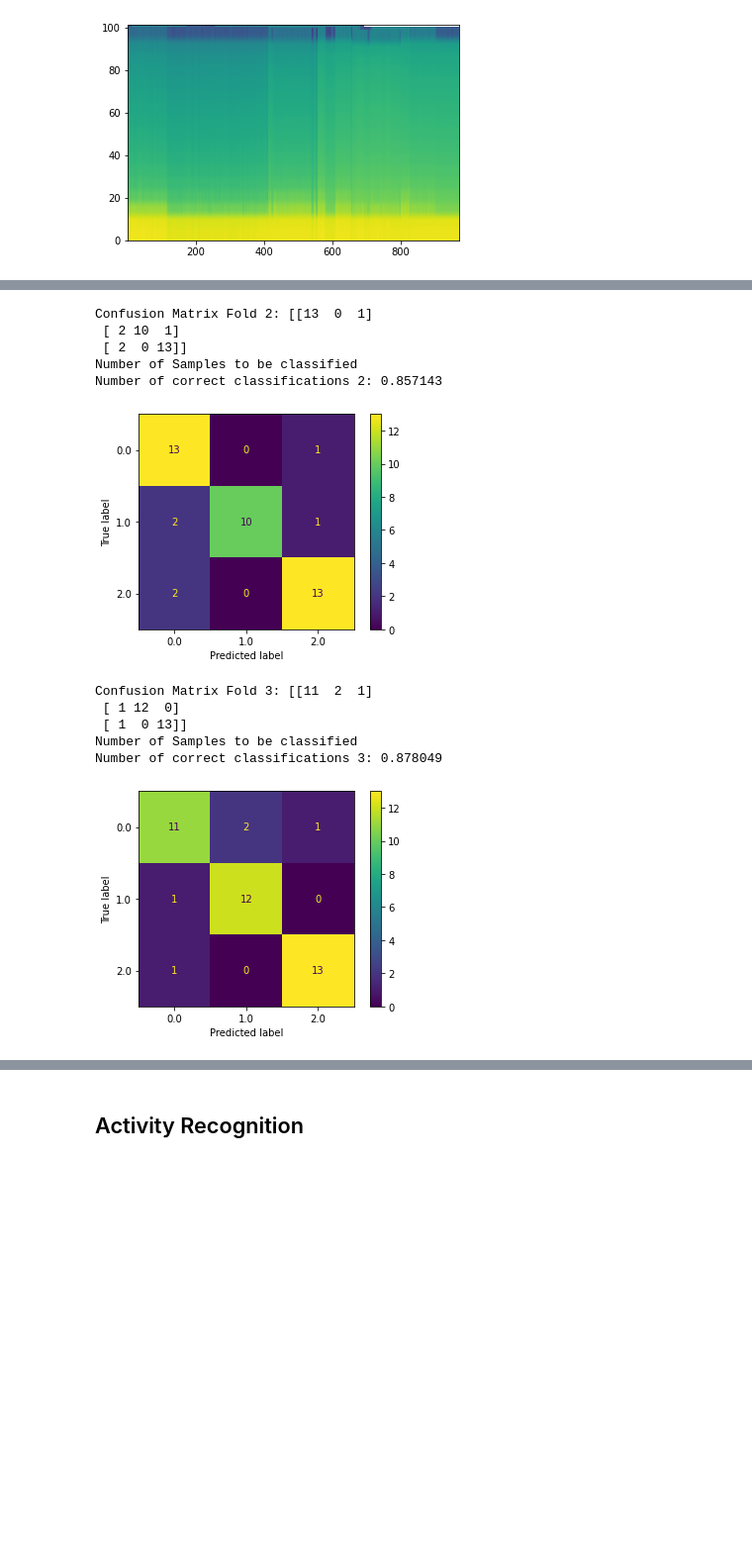
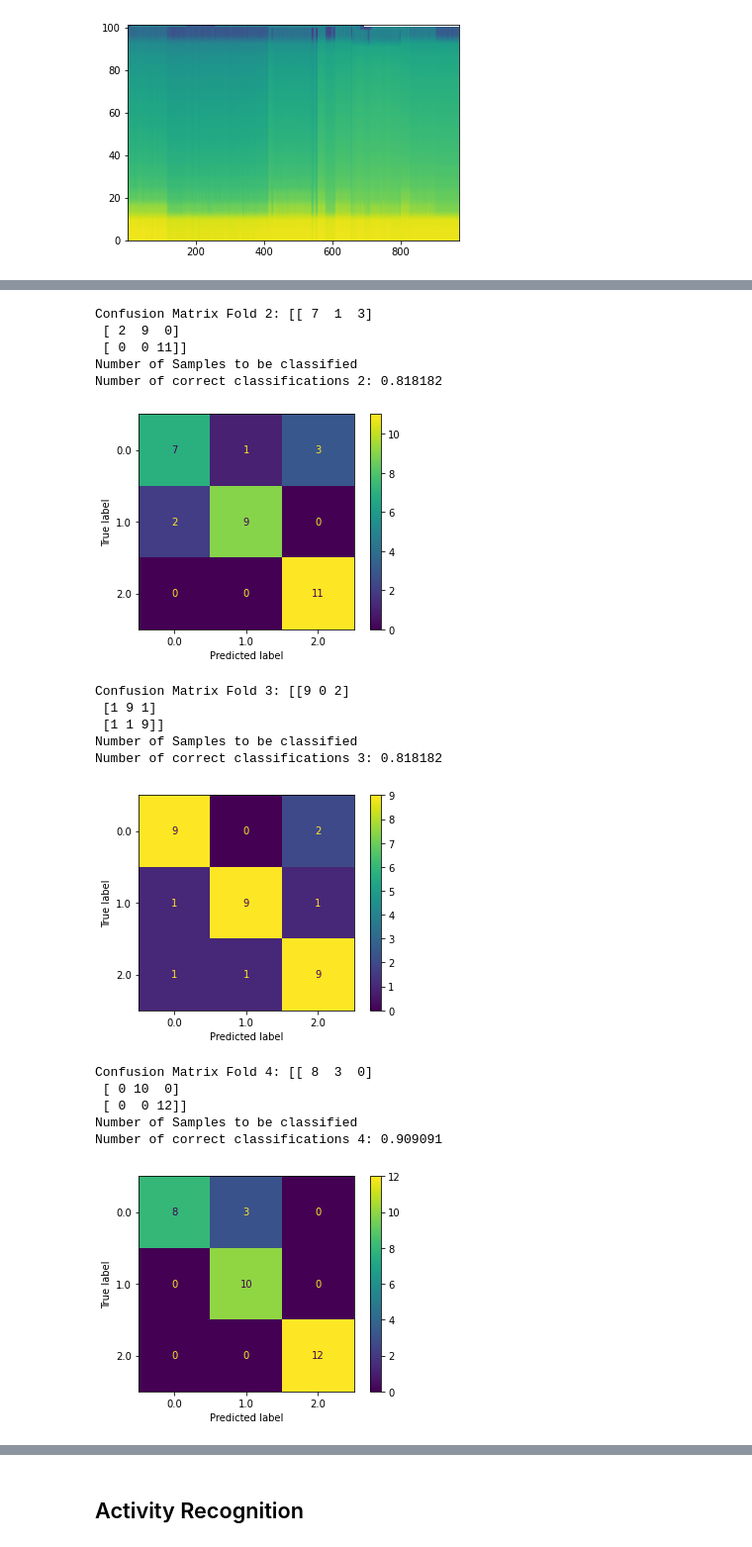
Before and after one commit to KevinG1002/MobileHealth_and_ActivityMonitoring, a Jupyter notebook: python_src/task3_final.ipynb, the cells around one changed output, grey strips where cells are left out. Shown: that part at 99% size. Saved outputs shown, nothing was run; the diff lists cells and outputs as text; code cells hidden in the pictures; blank space fills up the shorter version.

```diff
--- a/python_src/task3_final.ipynb
+++ b/python_src/task3_final.ipynb
@@ -94,7 +102,7 @@ def feature_extractor(filename):
     for i in range(len(windows)):
         perc75 = perc75 + np.percentile(windows[i],75)
         iqr = iqr + np.percentile(windows[i],75) - np.percentile(windows[i],25)
-        rms = np.sqrt(np.mean(windows[i]**2))
+        rms = rms + np.sqrt(np.mean(windows[i]**2))
 
     perc75 = perc75/np.shape(windows)[0]
     iqr = iqr/np.shape(windows)[0]
@@ -128,7 +136,7 @@ def features_and_labels_constructor(data_folder_path: str):
 # %%
 # print(feature_extractor("./data/pathdetection/group15_trace01.json"))
 # %%
-X, y  = features_and_labels_constructor("./data/mHealth_Ex2_Data")
+X_board, y_board  = features_and_labels_constructor("./data/mHealth_Ex2_Data")
 # %% [output]
 (167, 20)
 [figure]
@@ -137,7 +145,7 @@ X, y  = features_and_labels_constructor("./data/mHealth_Ex2_Data")
 # y = np.delete(y, 27)
 # %%
 def train_board_loc_classifier(model, X, y):
-    kfolder = StratifiedKFold(n_splits = 4, shuffle = True, random_state = 0)
+    kfolder = StratifiedKFold(n_splits = 5, shuffle = True, random_state = 0)
     idx = 0
     for train_idx, test_idx in kfolder.split(X,y):
         X_train, y_train = X[train_idx], y[train_idx]
@@ -151,6 +159,6 @@ def train_board_loc_classifier(model, X, y):
         plt.show()
         idx +=1
 # %%
-model = XGBClassifier(n_estimators = 100, max_depth = 10)
-train_board_loc_classifier(model, X, y)
+board_model = XGBClassifier(n_estimators = 100, max_depth = 10)
+train_board_loc_classifier(board_model, X_board, y_board)
 # %% [output]
@@ -169,12 +177,18 @@ Number of correct classifications 1: 0.904762
-Confusion Matrix Fold 2: [[13  0  1]
- [ 2 10  1]
- [ 2  0 13]]
+Confusion Matrix Fold 2: [[ 7  1  3]
+ [ 2  9  0]
+ [ 0  0 11]]
 Number of Samples to be classified
-Number of correct classifications 2: 0.857143
+Number of correct classifications 2: 0.818182
-[figure, old version]
+[figure, new version]
-Confusion Matrix Fold 3: [[11  2  1]
- [ 1 12  0]
- [ 1  0 13]]
+Confusion Matrix Fold 3: [[9 0 2]
+ [1 9 1]
+ [1 1 9]]
 Number of Samples to be classified
-Number of correct classifications 3: 0.878049
+Number of correct classifications 3: 0.818182
-[figure, old version]
+[figure, new version]
+Confusion Matrix Fold 4: [[ 8  3  0]
+ [ 0 10  0]
+ [ 0  0 12]]
+Number of Samples to be classified
+Number of correct classifications 4: 0.909091
+[figure, added]
```
Also changed, not shown: parts of 36 cells of this notebook, 1 other file.
